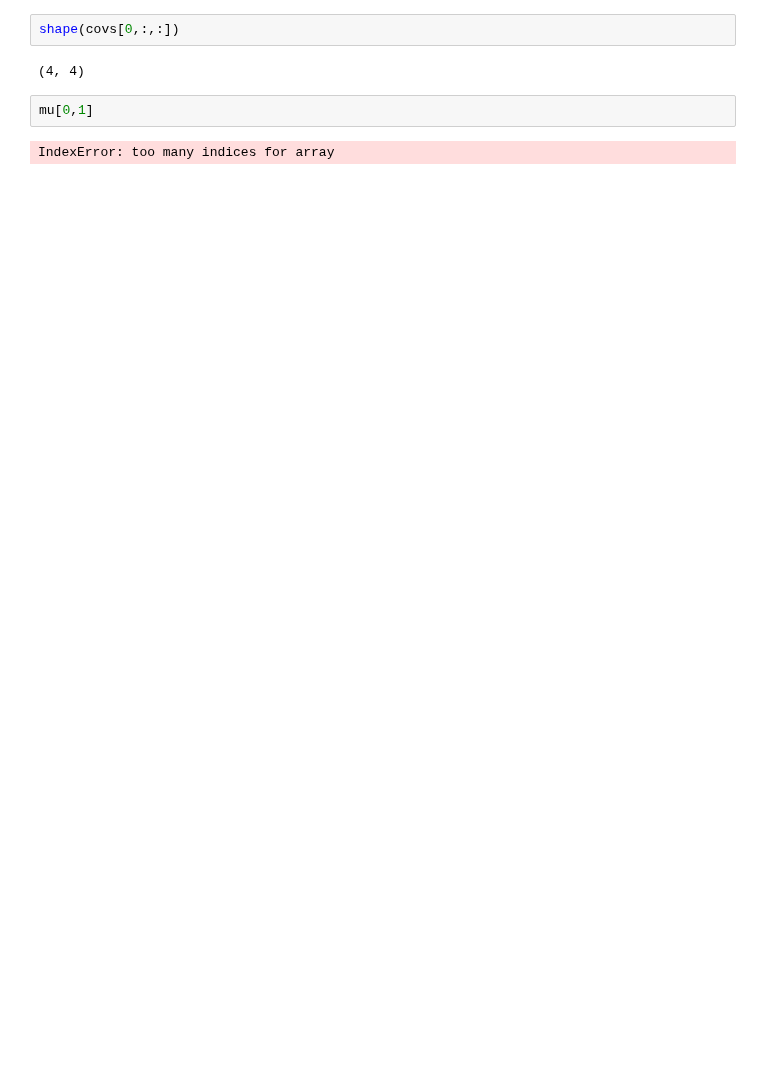
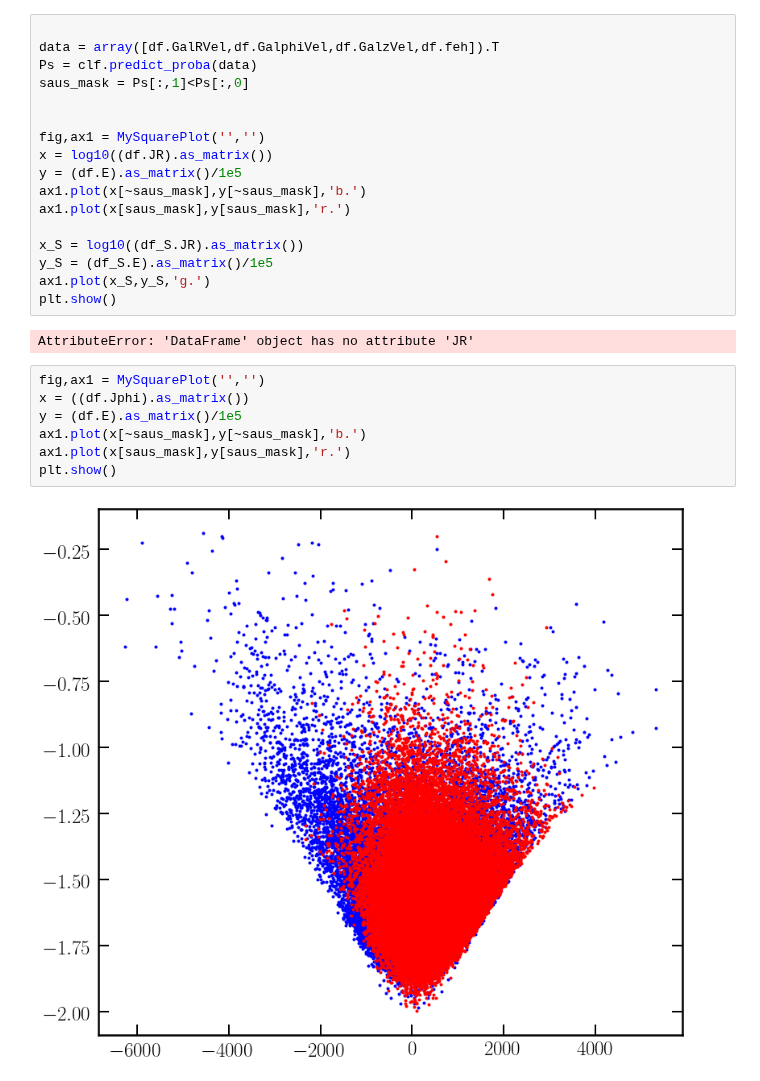
Before and after one commit to cajohare/DarkShards, a Jupyter notebook: code/Plot_VelocityMetallicityTriangle.ipynb, the cells around one changed output. Saved outputs shown, nothing was run; the diff lists cells and outputs as text; blank space fills up the shorter version.

```diff
--- a/code/Plot_VelocityMetallicityTriangle.ipynb
+++ b/code/Plot_VelocityMetallicityTriangle.ipynb
@@ -359,8 +395,28 @@ fig.savefig('../plots/plots_png/'+pltname+'.png',bbox_inches='tight')
-# %%
-shape(covs[0,:,:])
-# %% [output]
-(4, 4)
-# %%
-mu[0,1]
-# %% [output]
-IndexError: too many indices for array
+# %%
+
+data = array([df.GalRVel,df.GalphiVel,df.GalzVel,df.feh]).T
+Ps = clf.predict_proba(data)
+saus_mask = Ps[:,1]<Ps[:,0]
+
+
+fig,ax1 = MySquarePlot('','')
+x = log10((df.JR).as_matrix())
+y = (df.E).as_matrix()/1e5
+ax1.plot(x[~saus_mask],y[~saus_mask],'b.')
+ax1.plot(x[saus_mask],y[saus_mask],'r.')
+
+x_S = log10((df_S.JR).as_matrix())
+y_S = (df_S.E).as_matrix()/1e5
+ax1.plot(x_S,y_S,'g.')
+plt.show()
+# %% [output]
+AttributeError: 'DataFrame' object has no attribute 'JR'
+# %%
+fig,ax1 = MySquarePlot('','')
+x = ((df.Jphi).as_matrix())
+y = (df.E).as_matrix()/1e5
+ax1.plot(x[~saus_mask],y[~saus_mask],'b.')
+ax1.plot(x[saus_mask],y[saus_mask],'r.')
+plt.show()
+# %% [output]
+[figure, added]
```
Also changed, not shown: parts of 6 cells of this notebook, 22 other files.
